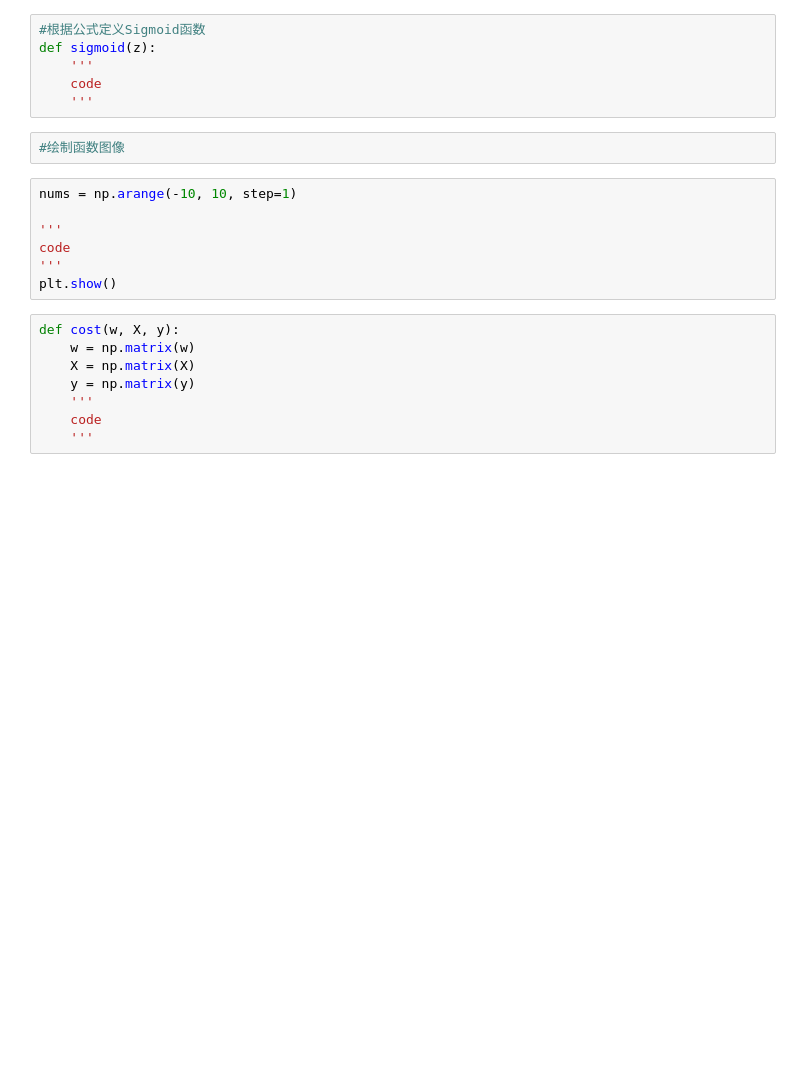
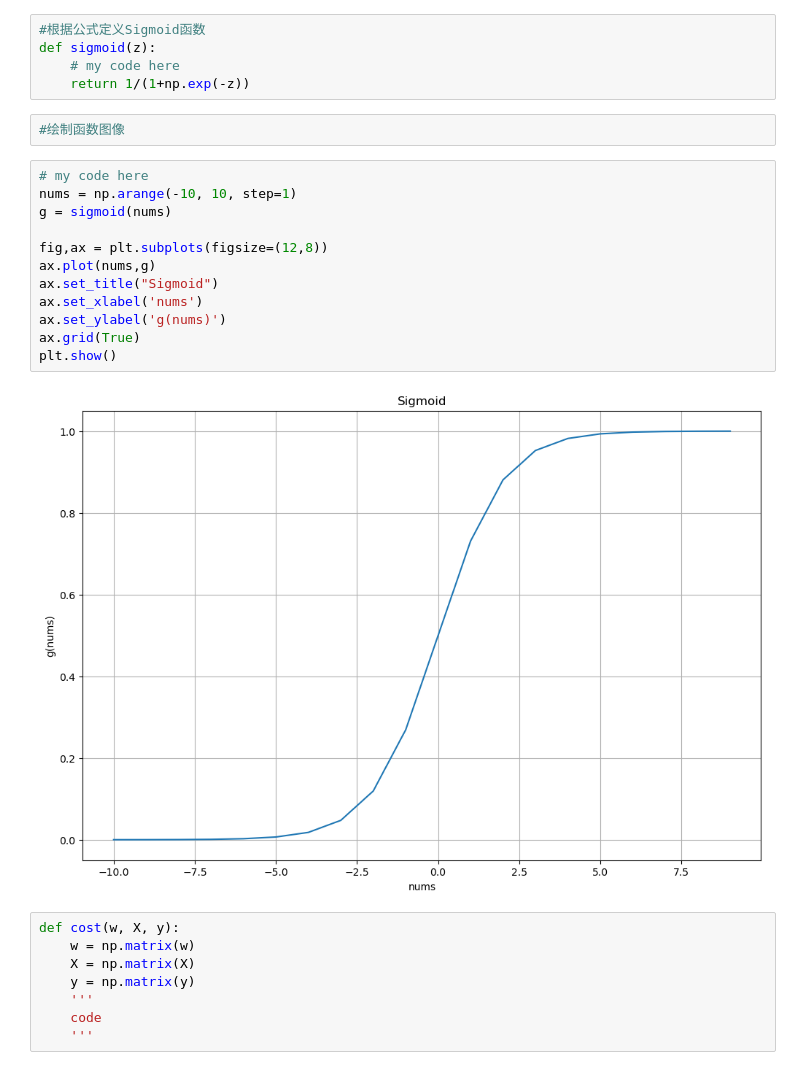
Before and after one commit to YeHuodeShenMing/-, a Jupyter notebook: 第三次作业及数据/作业3.ipynb, the cells around one changed output. Saved outputs shown, nothing was run; the diff lists cells and outputs as text; blank space fills up the shorter version.

```diff
--- a/第三次作业及数据/作业3.ipynb
+++ b/第三次作业及数据/作业3.ipynb
@@ -103,18 +116,24 @@ NameError: name 'data' is not defined
 # %%
 #根据公式定义Sigmoid函数
 def sigmoid(z):
-    '''
-    code
-    '''
+    # my code here
+    return 1/(1+np.exp(-z))
 # %%
 #绘制函数图像
-# %%
-nums = np.arange(-10, 10, step=1)
-
-'''
-code
-'''
-plt.show()
+# %%
+# my code here
+nums = np.arange(-10, 10, step=1)
+g = sigmoid(nums)
+
+fig,ax = plt.subplots(figsize=(12,8))
+ax.plot(nums,g)
+ax.set_title("Sigmoid")
+ax.set_xlabel('nums')
+ax.set_ylabel('g(nums)')
+ax.grid(True)
+plt.show()
+# %% [output]
+[figure, added]
 # %%
 def cost(w, X, y):
     w = np.matrix(w)
```
Also changed, not shown: parts of 17 cells of this notebook.
